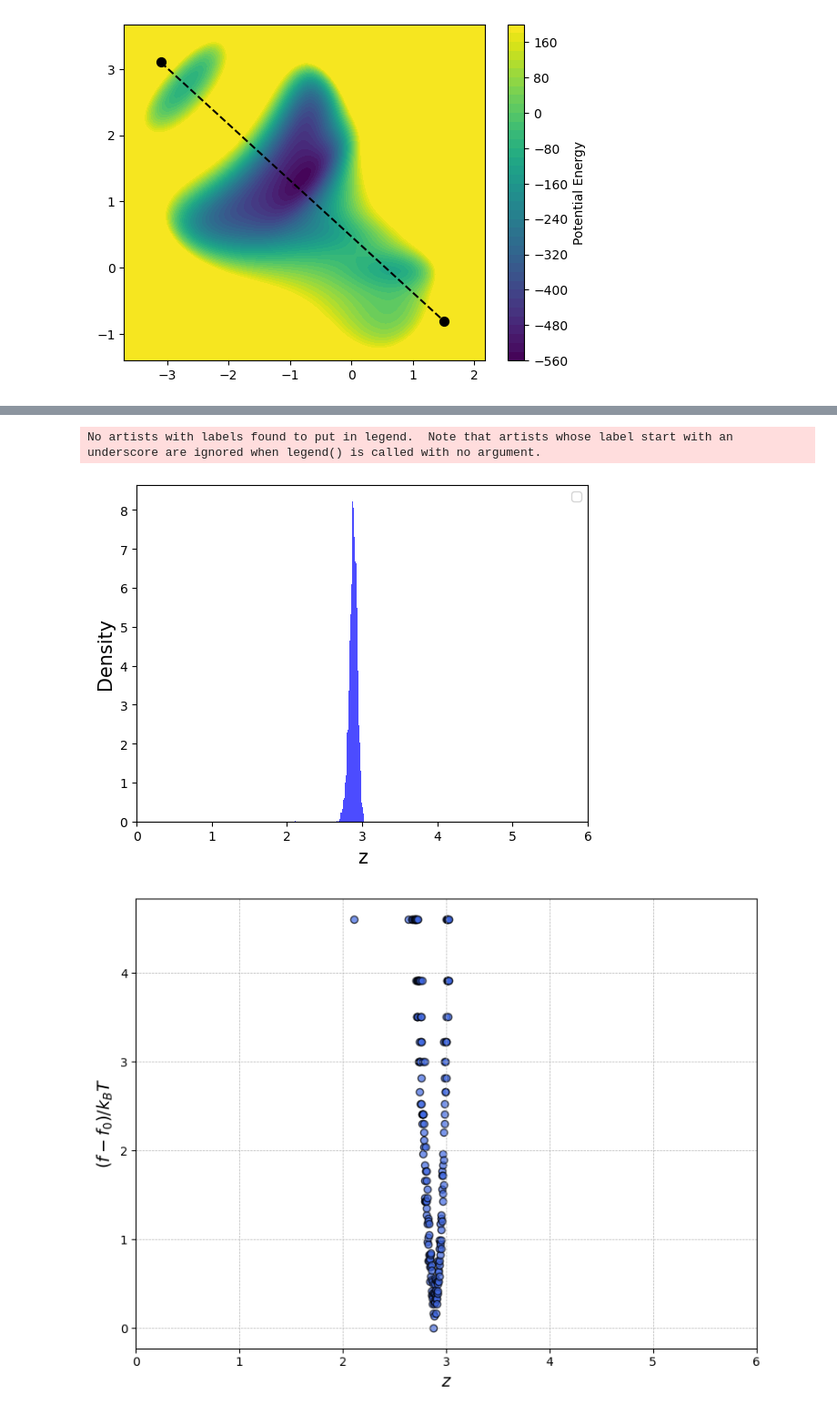
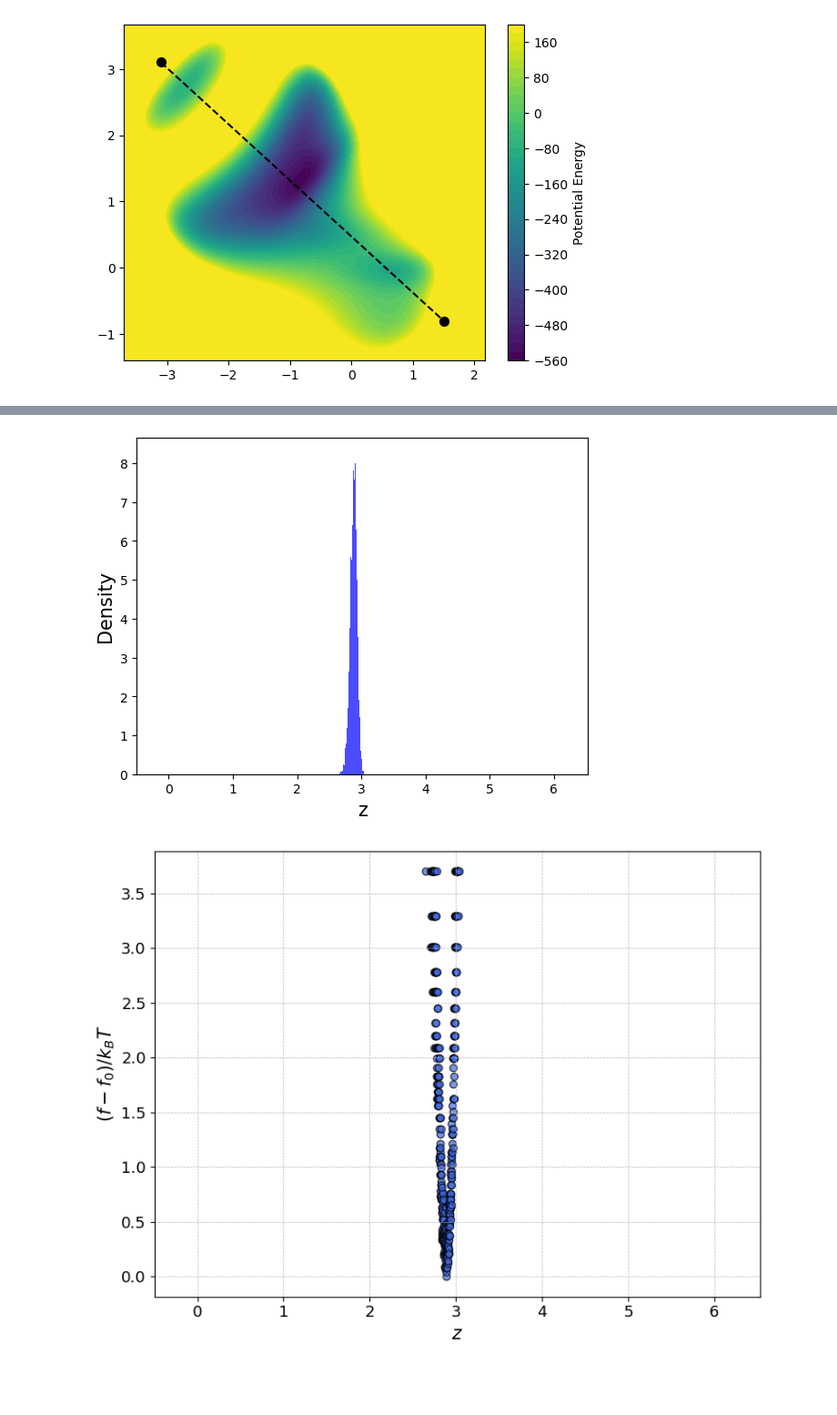
Before and after one commit to hoon-ock/landscape-search, a Jupyter notebook: modified_muller_molsim.ipynb, the cells around one changed output, grey strips where cells are left out. Shown at 91% size. Cells and saved outputs as stored; diff of their text form; code cells hidden in the pictures; blank space fills up the shorter version.

```diff
--- a/modified_muller_molsim.ipynb
+++ b/modified_muller_molsim.ipynb
@@ -24,14 +27,14 @@ from datetime import datetime
 # Get the current time
 current_time = datetime.now()
 formatted_time = current_time.strftime('%y%m%d_%H%M')
-directory = f"results/mod_muller/base/{formatted_time}"
+directory = f"results/mod_muller/base/{start_mode}_{formatted_time}"
 if not os.path.exists(directory):
     os.makedirs(directory)
 # %%
 # Observation Guided Navigation parameters
 random_seed = 1
 np.random.seed(random_seed)
-total_step = 5000       # total number of steps
+total_step = 10000       # total number of steps
 
 # Brownian simulation parameters
 ## each particle is totally independent, propagating under the same potential
@@ -52,8 +55,10 @@ x_limits = (-3.5, 2.0)
 y_limits = (-1.2, 3.5)
 
 # define initial point
-init = random_init_point(x_limits, y_limits) # np.array([-0.9, 1.4, np.random.uniform(0, 1)])
-# init = target_init_point(-0.9, 1.4)
+if start_mode == 'random':
+    init = random_init_point(x_limits, y_limits) # np.array([-0.9, 1.4, np.random.uniform(0, 1)])
+elif start_mode == 'target':
+    init = target_init_point(-0.9, 1.4)
 # %%
 # Define all other parameters and include them in a dictionary
 parameters = {
@@ -104,7 +110,7 @@ plt.show()
 # %%
 # traj_all_save = []
 startingPositions = init
-interval = 200
+interval = 1000
 pes.plot(ax=plt.gca(),
          minx=x_limits[0]-e, maxx=x_limits[1]+e,
          miny=y_limits[0]-e, maxy=y_limits[1]+e)
@@ -243,42 +243,44 @@ No artists with labels found to put in legend.  Note that artists whose label st
 plt.hist(z_all, bins=100, density=True, color='b', alpha=0.7)
 plt.xlabel('z', fontsize=ft)
 plt.ylabel('Density', fontsize=ft)
+plt.xlim(min(z_values)-0.5, max(z_values)+0.5)
 # plt.title('Distribution of Distance from Start Point')
-plt.legend(fontsize=ft-5, loc='best')
+# plt.legend(fontsize=ft-5, loc='best')
 plt.savefig(os.path.join(directory,'histogram.png'), bbox_inches='tight', facecolor='w')
-plt.xlim(0, 6)
+
 plt.show()
 # %% [output]
-No artists with labels found to put in legend.  Note that artists whose label start with an underscore are ignored when legend() is called with no argument.
-[figure, old version]
+[figure, new version]
 # %%
 counts, bins = np.histogram(z_all, bins=500)
 anchors = (bins[1:] + bins[:-1]) / 2
 
 probs = counts / np.sum(counts)
 
 anchors = anchors[np.where(probs > 0.0001)]
 probs = probs[np.where(probs > 0.0001)]
 
 f = -np.log(probs)
 fn = f - np.min(f)
 
 # Making the plot more beautiful
 plt.figure(figsize=(8, 6))  # Set figure size
 
 
 # Visualize the results with improved aesthetics
 plt.scatter(anchors, fn, color='royalblue', alpha=0.7, edgecolor='black')
 
-plt.xlabel("$z$", fontsize=14)
-plt.ylabel(r"$(f - f_0) / k_B T$", fontsize=14)
-plt.xlim(0,6)
+plt.xlabel("$z$", fontsize=ft)
+plt.ylabel(r"$(f - f_0) / k_B T$", fontsize=ft)
+plt.xticks(fontsize=ft-2)
+plt.yticks(fontsize=ft-2)
+plt.xlim(min(z_values)-0.5, max(z_values)+0.5)
 # plt.title('Reconstructed Energy Landscape', fontsize=16)
 # plt.legend(fontsize=12)
 plt.grid(True, which='both', linestyle='--', linewidth=0.5)
 plt.tight_layout()
 
 plt.savefig(os.path.join(directory,'recon_energy_curve.png'), bbox_inches='tight', facecolor='w')
 plt.show()
 # %% [output]
-[figure, old version]
+[figure, new version]
```
Also changed, not shown: parts of 6 cells of this notebook, 3 other files.
